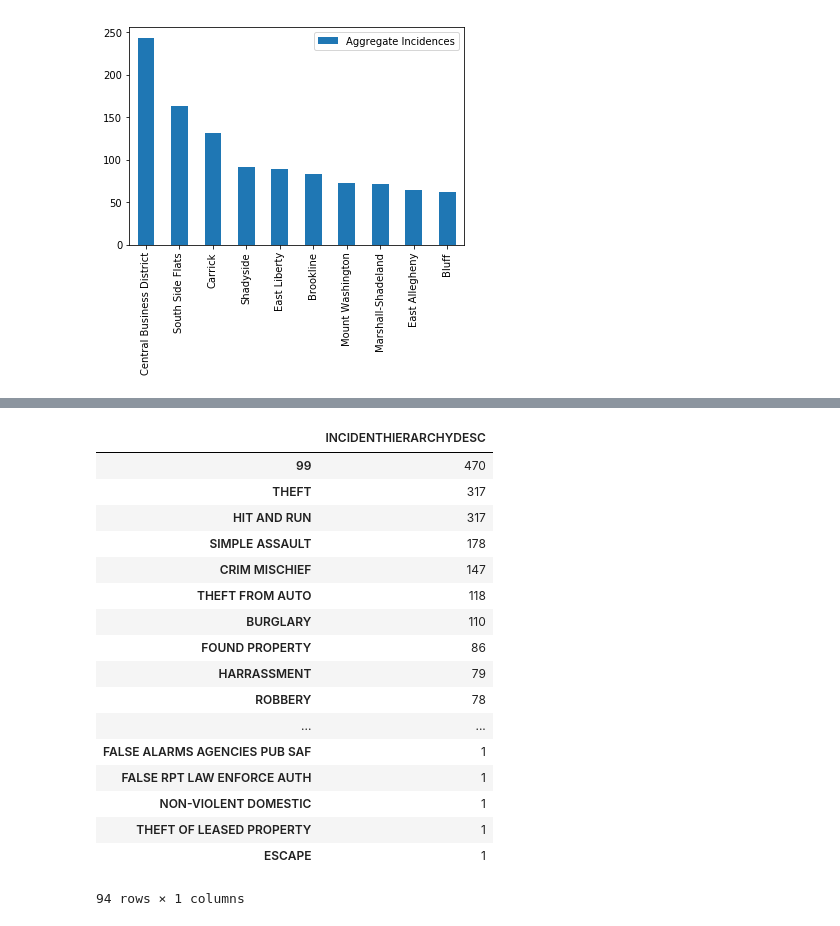
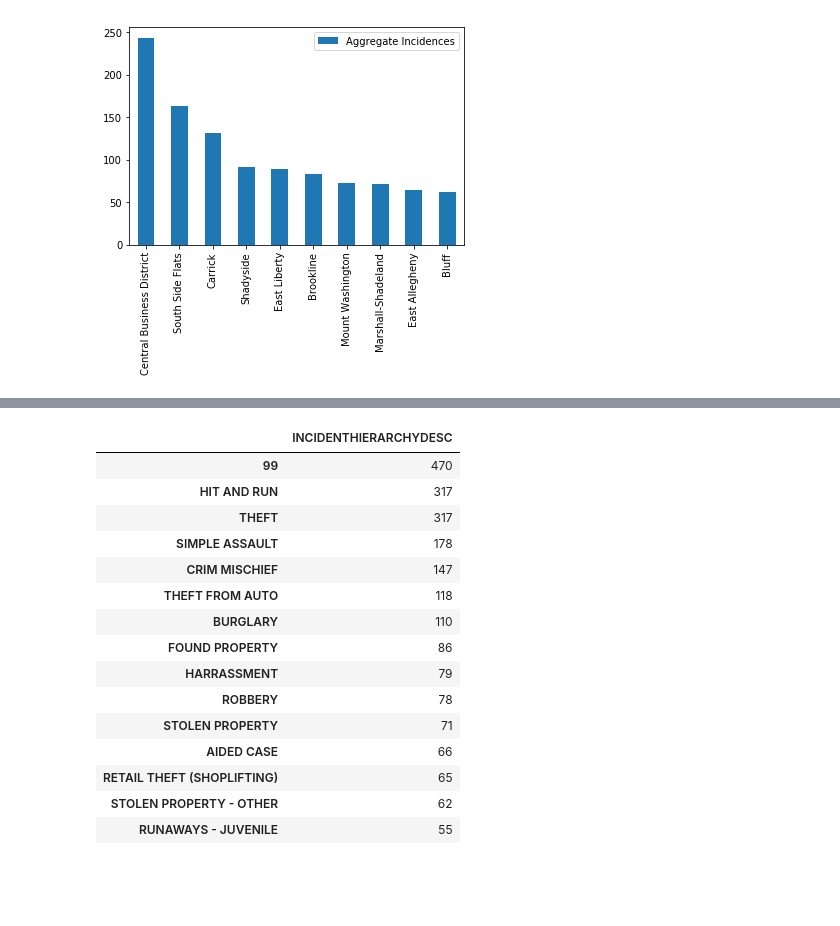
Before and after one commit to alucchitti/BigIdeasFinal, a Jupyter notebook: final-project.ipynb, the cells around one changed output, grey strips where cells are left out. Saved outputs shown, nothing was run; the diff lists cells and outputs as text; code cells hidden in the pictures; blank space fills up the shorter version.

```diff
--- a/final-project.ipynb
+++ b/final-project.ipynb
@@ -12,7 +13,7 @@ import numpy as np
 # %%
 # load in the police incident data file
-policeData = pd.read_csv("https://data.wprdc.org/datastore/dump/1797ead8-8262-41cc-9099-cbc8a161924b")
-# drop line with insufficient data
+policeData = pd.read_csv("police-incident-blotter.csv")
+# drop lines with insufficient data
 policeData.drop([994,1398,1405,1413,1414,1534,1552,1583,1600,1797,1873,2197,2204,2206,2348,2489,2496,2512,2522,2637,2639,2715,2725,2796,2801,2964,3081], axis=0)
 policeData.head(10)
 # %% [output]
@@ -81,12 +81,12 @@ editedNC.head(10).plot.bar()
 # %%
 # What are the most popular incidents?
 offenseCounts = pd.DataFrame(policeData['INCIDENTHIERARCHYDESC'].value_counts().sort_values(ascending=False))
-offenseCounts
+offenseCounts.head(15)
 # %% [output]
 |  | INCIDENTHIERARCHYDESC |
 | 99 | 470 |
+| HIT AND RUN | 317 |
 | THEFT | 317 |
-| HIT AND RUN | 317 |
 | SIMPLE ASSAULT | 178 |
 | CRIM MISCHIEF | 147 |
 | THEFT FROM AUTO | 118 |
@@ -94,10 +94,8 @@ offenseCounts
 | FOUND PROPERTY | 86 |
 | HARRASSMENT | 79 |
 | ROBBERY | 78 |
-| ... | ... |
-| FALSE ALARMS AGENCIES PUB SAF | 1 |
-| FALSE RPT LAW ENFORCE AUTH | 1 |
-| NON-VIOLENT DOMESTIC | 1 |
-| THEFT OF LEASED PROPERTY | 1 |
-| ESCAPE | 1 |
+| STOLEN PROPERTY | 71 |
+| AIDED CASE | 66 |
+| RETAIL THEFT (SHOPLIFTING) | 65 |
+| STOLEN PROPERTY - OTHER | 62 |
+| RUNAWAYS - JUVENILE | 55 |
-94 rows × 1 columns
```
Also changed, not shown: parts of 25 cells of this notebook, 2 other files.
